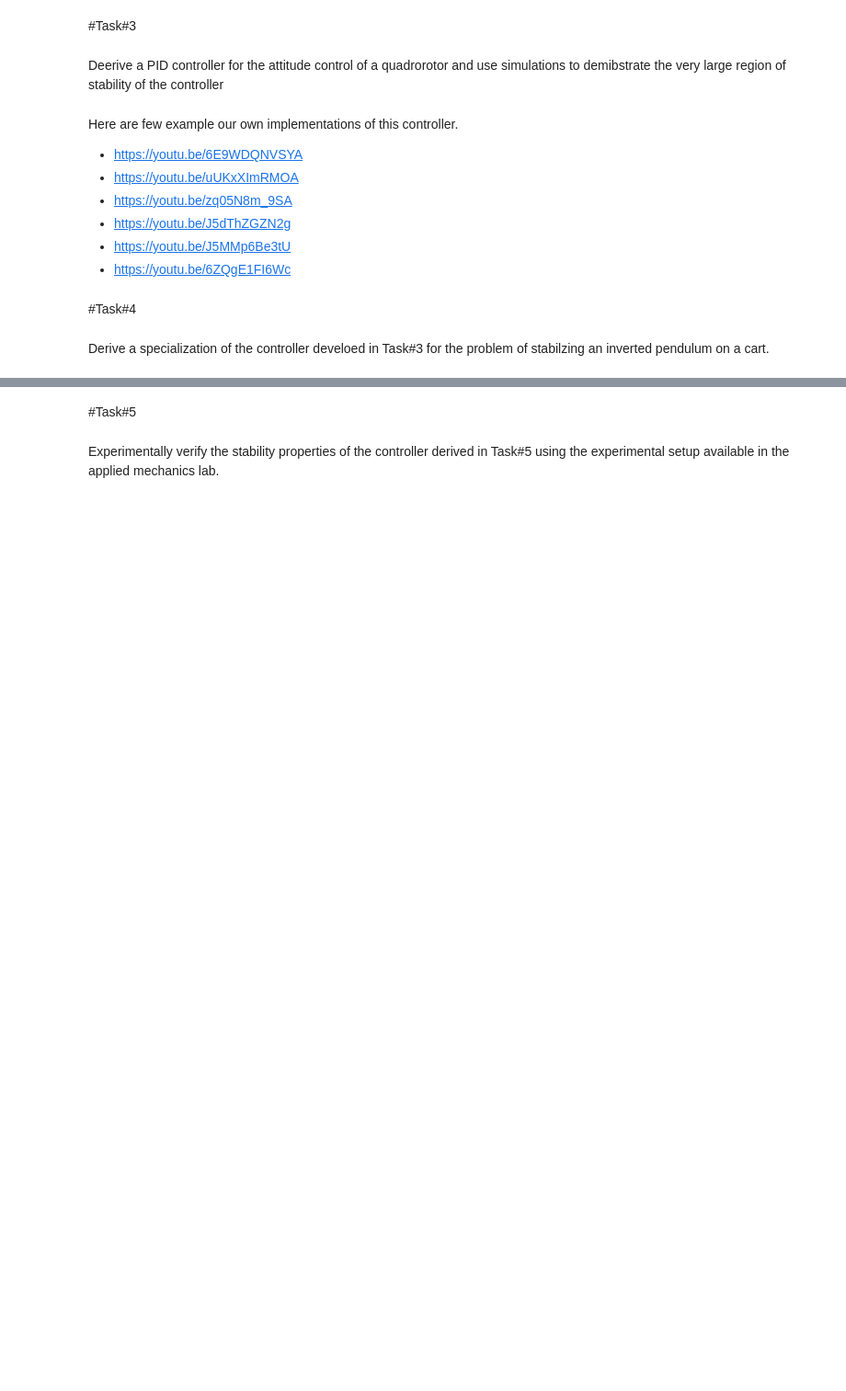
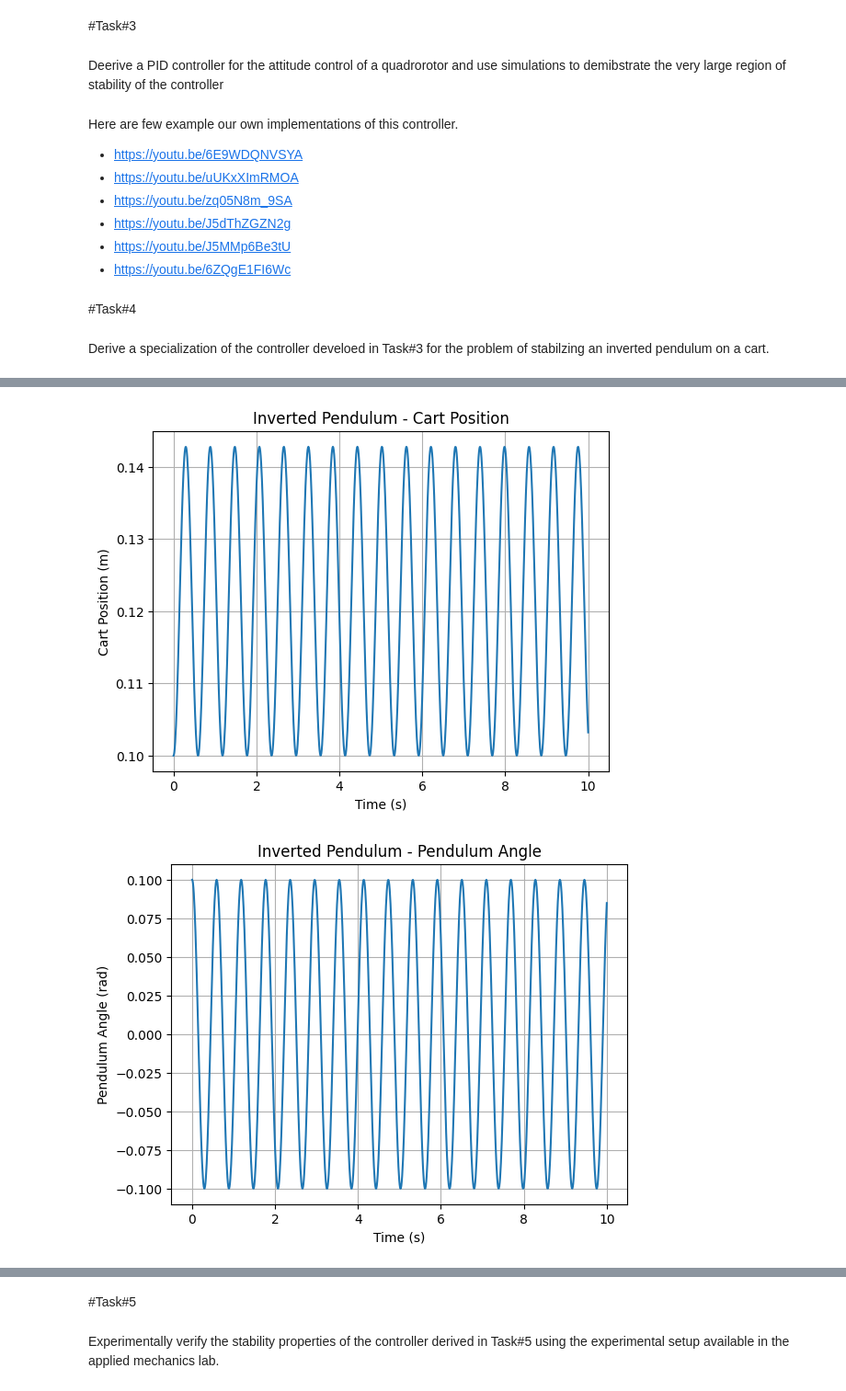
Before and after one commit to ME-UoP-ME421-Feb-2023/Rankine-CB, a Jupyter notebook: Rankine_CB_ME421_ControlSystems_Lab.ipynb, the cells around one changed output, grey strips where cells are left out. Shown: that part at 92% size. Drawn from its saved outputs; the diff is of its cells as text; code cells hidden in the pictures; blank space fills up the shorter version.

```diff
--- a/Rankine_CB_ME421_ControlSystems_Lab.ipynb
+++ b/Rankine_CB_ME421_ControlSystems_Lab.ipynb
@@ -475,0 +873,52 @@ Derive a specialization of the controller develoed in Task#3 for the problem of
+# %%
+import numpy as np
+from scipy.integrate import odeint
+import matplotlib.pyplot as plt
+
+# System parameters
+m = 0.5  # Mass of the cart (kg)
+M = 0.2  # Mass of the pendulum (kg)
+L = 0.3  # Length of the pendulum (m)
+g = 9.81  # Acceleration due to gravity (m/s^2)
+
+# Define the function for the equations of motion
+def inverted_pendulum(state, t):
+    x, x_dot, theta, theta_dot = state
+
+    # Equations of motion
+    x_double_dot = (m * np.sin(theta) * (L * theta_dot ** 2 + g * np.cos(theta))) / (M + m * np.sin(theta) ** 2)
+    theta_double_dot = -(m * L * theta_dot ** 2 * np.sin(theta) * np.cos(theta) + (M + m) * g * np.sin(theta)) / (L * (M + m * np.sin(theta) ** 2))
+
+    # Return the derivatives of the states
+    return [x_dot, x_double_dot, theta_dot, theta_double_dot]
+
+# Simulation parameters
+t = np.linspace(0, 10, 1000)  # Time vector
+x0 = np.array([0.1, 0, 0.1, 0])  # Initial state vector
+
+# Solve the equations of motion numerically
+solution = odeint(inverted_pendulum, x0, t)
+
+# Extract the states from the solution
+x = solution[:, 0]
+theta = solution[:, 2]
+
+# Plot the results
+plt.figure()
+plt.plot(t, x)
+plt.xlabel('Time (s)')
+plt.ylabel('Cart Position (m)')
+plt.title('Inverted Pendulum - Cart Position')
+plt.grid(True)
+
+plt.figure()
+plt.plot(t, theta)
+plt.xlabel('Time (s)')
+plt.ylabel('Pendulum Angle (rad)')
+plt.title('Inverted Pendulum - Pendulum Angle')
+plt.grid(True)
+
+plt.show()
+# %% [output]
+[figure, added]
+[figure, added]
```
Also changed, not shown: parts of 11 cells of this notebook.
